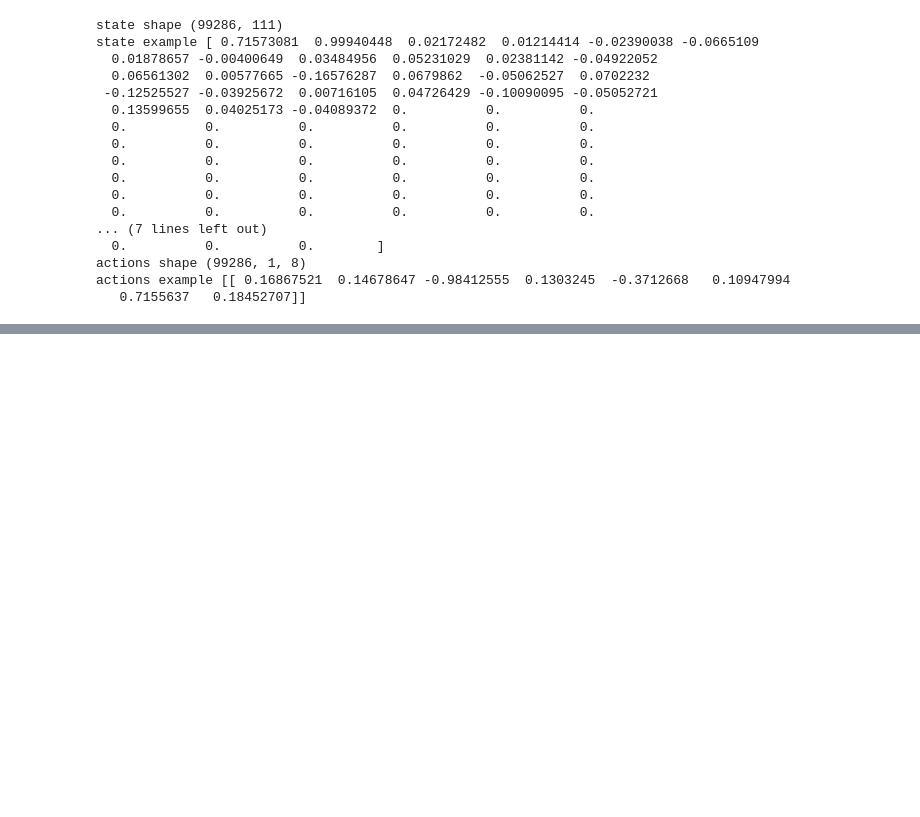
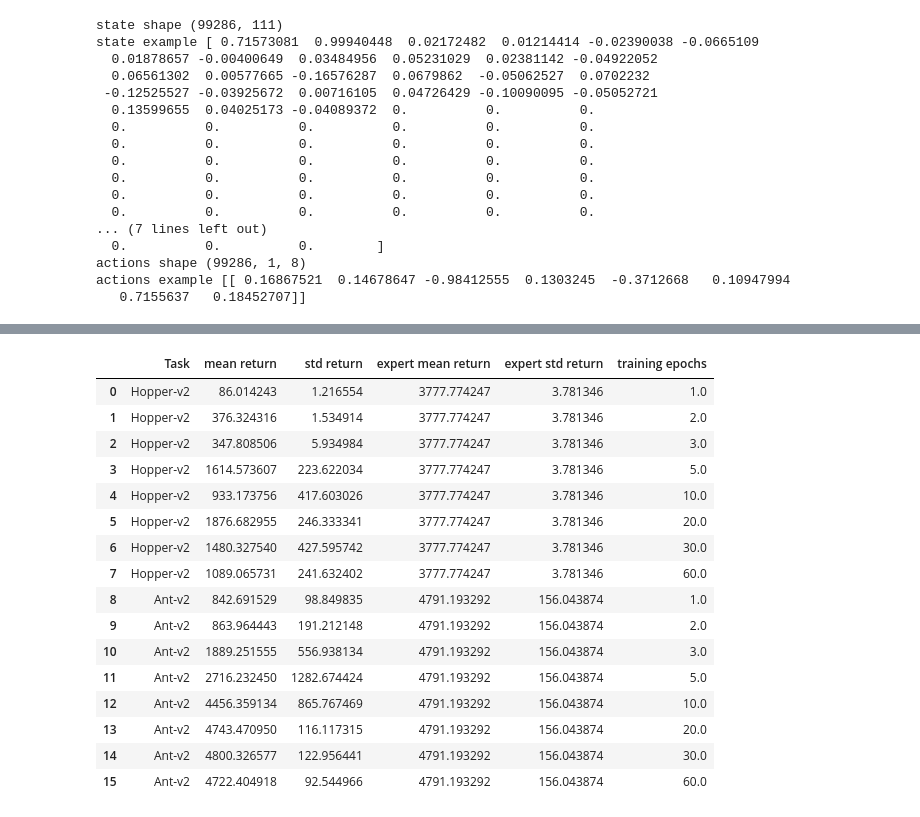
Before and after one commit to muthissar/homework, a Jupyter notebook: hw1/Behavioral Cloning.ipynb, the cells around one changed output, grey strips where cells are left out. Saved outputs shown, nothing was run; the diff lists cells and outputs as text; code cells hidden in the pictures; blank space fills up the shorter version.

```diff
--- a/hw1/Behavioral Cloning.ipynb
+++ b/hw1/Behavioral Cloning.ipynb
@@ -41,2 +39,0 @@ array([[ 0.16867521,  0.14678647, -0.98412555,  0.1303245 , -0.3712668 ,
-# %%
-dataset = tf.data.Dataset.from_tensor_slices((trace['observations'], trace['actions']))
@@ -145,0 +121,20 @@ fig = plt.figure()
+# %%
+results.drop('expert rollouts',axis=1)
+# %% [output]
+|  | Task | mean return | std return | expert mean return | expert std return | training epochs |
+| 0 | Hopper-v2 | 86.014243 | 1.216554 | 3777.774247 | 3.781346 | 1.0 |
+| 1 | Hopper-v2 | 376.324316 | 1.534914 | 3777.774247 | 3.781346 | 2.0 |
+| 2 | Hopper-v2 | 347.808506 | 5.934984 | 3777.774247 | 3.781346 | 3.0 |
+| 3 | Hopper-v2 | 1614.573607 | 223.622034 | 3777.774247 | 3.781346 | 5.0 |
+| 4 | Hopper-v2 | 933.173756 | 417.603026 | 3777.774247 | 3.781346 | 10.0 |
+| 5 | Hopper-v2 | 1876.682955 | 246.333341 | 3777.774247 | 3.781346 | 20.0 |
+| 6 | Hopper-v2 | 1480.327540 | 427.595742 | 3777.774247 | 3.781346 | 30.0 |
+| 7 | Hopper-v2 | 1089.065731 | 241.632402 | 3777.774247 | 3.781346 | 60.0 |
+| 8 | Ant-v2 | 842.691529 | 98.849835 | 4791.193292 | 156.043874 | 1.0 |
+| 9 | Ant-v2 | 863.964443 | 191.212148 | 4791.193292 | 156.043874 | 2.0 |
+| 10 | Ant-v2 | 1889.251555 | 556.938134 | 4791.193292 | 156.043874 | 3.0 |
+| 11 | Ant-v2 | 2716.232450 | 1282.674424 | 4791.193292 | 156.043874 | 5.0 |
+| 12 | Ant-v2 | 4456.359134 | 865.767469 | 4791.193292 | 156.043874 | 10.0 |
+| 13 | Ant-v2 | 4743.470950 | 116.117315 | 4791.193292 | 156.043874 | 20.0 |
+| 14 | Ant-v2 | 4800.326577 | 122.956441 | 4791.193292 | 156.043874 | 30.0 |
+| 15 | Ant-v2 | 4722.404918 | 92.544966 | 4791.193292 | 156.043874 | 60.0 |
```
Also changed, not shown: parts of 14 cells of this notebook, 2 other files.
